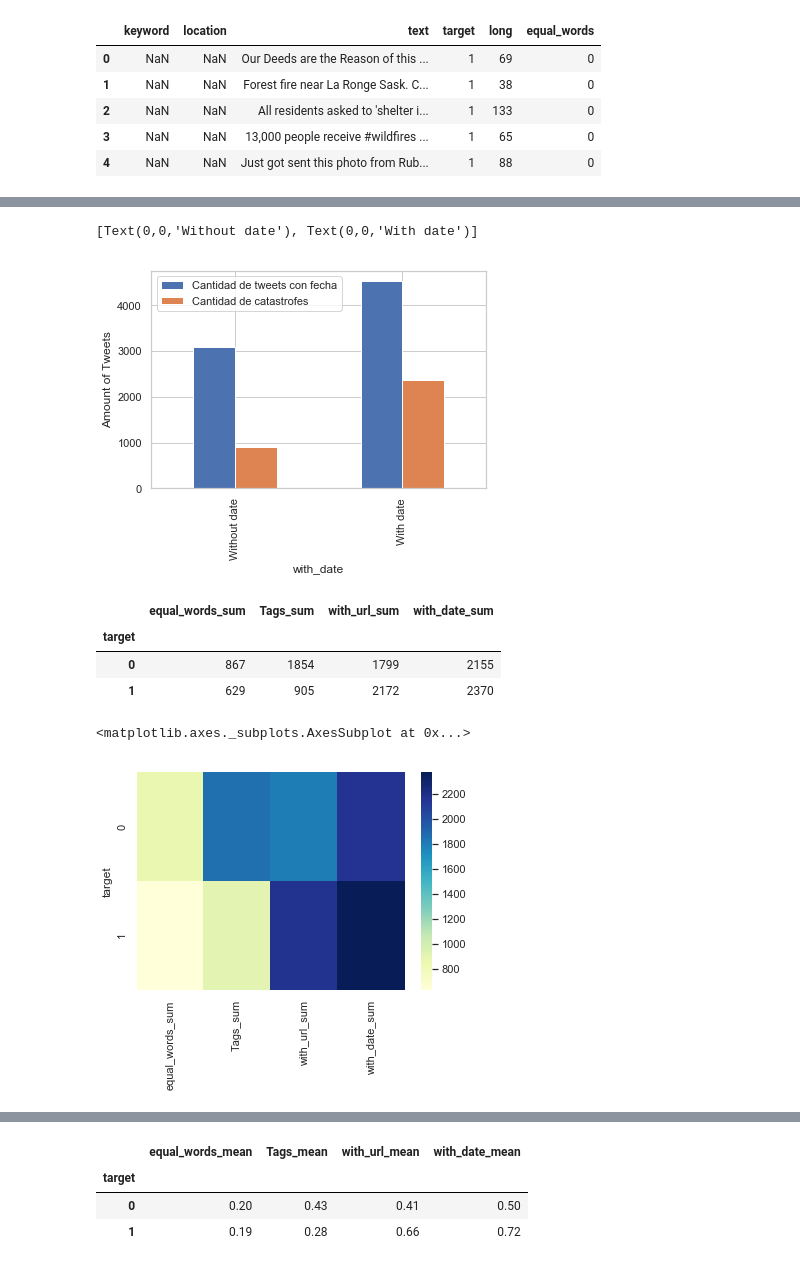
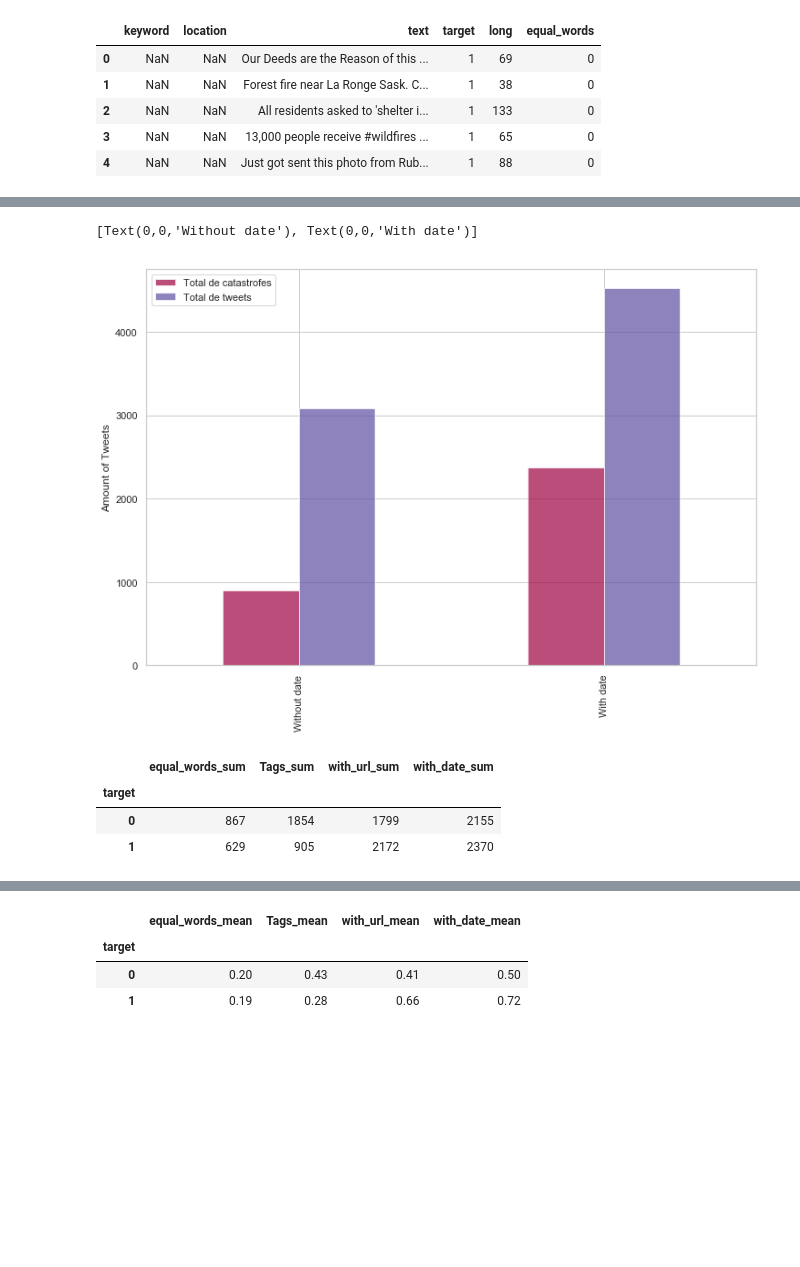
Before and after one commit to AgustinLeguizamon/datos_tp_1, a Jupyter notebook: TP1Martín.ipynb, the cells around one changed output, grey strips where cells are left out. Cells and saved outputs as stored; diff of their text form; code cells hidden in the pictures; blank space fills up the shorter version.

```diff
--- a/TP1Martín.ipynb
+++ b/TP1Martín.ipynb
@@ -363,14 +362,16 @@ fig.axes.set_xticklabels(['Without url', 'With url'])
 # %%
 df['with_date'] = df.text.str.contains('\w*\d\w*').astype(int)
 date_count = df.groupby(['with_date'])['target'].agg({'sum','count'}).reset_index()
-date_count.rename(columns={'sum' : 'Cantidad de catastrofes', 'count':'Cantidad de tweets con fecha'}, inplace=True)
+date_count.rename(columns={'sum' : 'Total de catastrofes', 'count':'Total de tweets'}, inplace=True)
 # %%
-fig = date_count.set_index('with_date').plot(kind='bar' )
+
+fig = date_count.set_index('with_date').plot(kind='bar', figsize=(12, 8), cmap="Spectral", alpha=0.7)
 fig.axes.set_ylabel('Amount of Tweets')
+fig.axes.set_xlabel('')
 fig.axes.set_xticklabels(['Without date', 'With date'])
 # %% [output]
 [Text(0,0,'Without date'), Text(0,0,'With date')]
-[figure, old version]
+[figure, new version]
 # %%
 dfcor = df.drop(columns=['keyword', 'location', 'text', 'long'])
 # %%
@@ -385,8 +385,3 @@ df2.head()
 | target |  |  |  |  |
 | 0 | 867 | 1854 | 1799 | 2155 |
 | 1 | 629 | 905 | 2172 | 2370 |
-# %%
-sns.heatmap(df2, cmap="YlGnBu")
-# %% [output]
-<matplotlib.axes._subplots.AxesSubplot at 0x...>
-[figure, removed]
```
Also changed, not shown: parts of 17 cells of this notebook.
